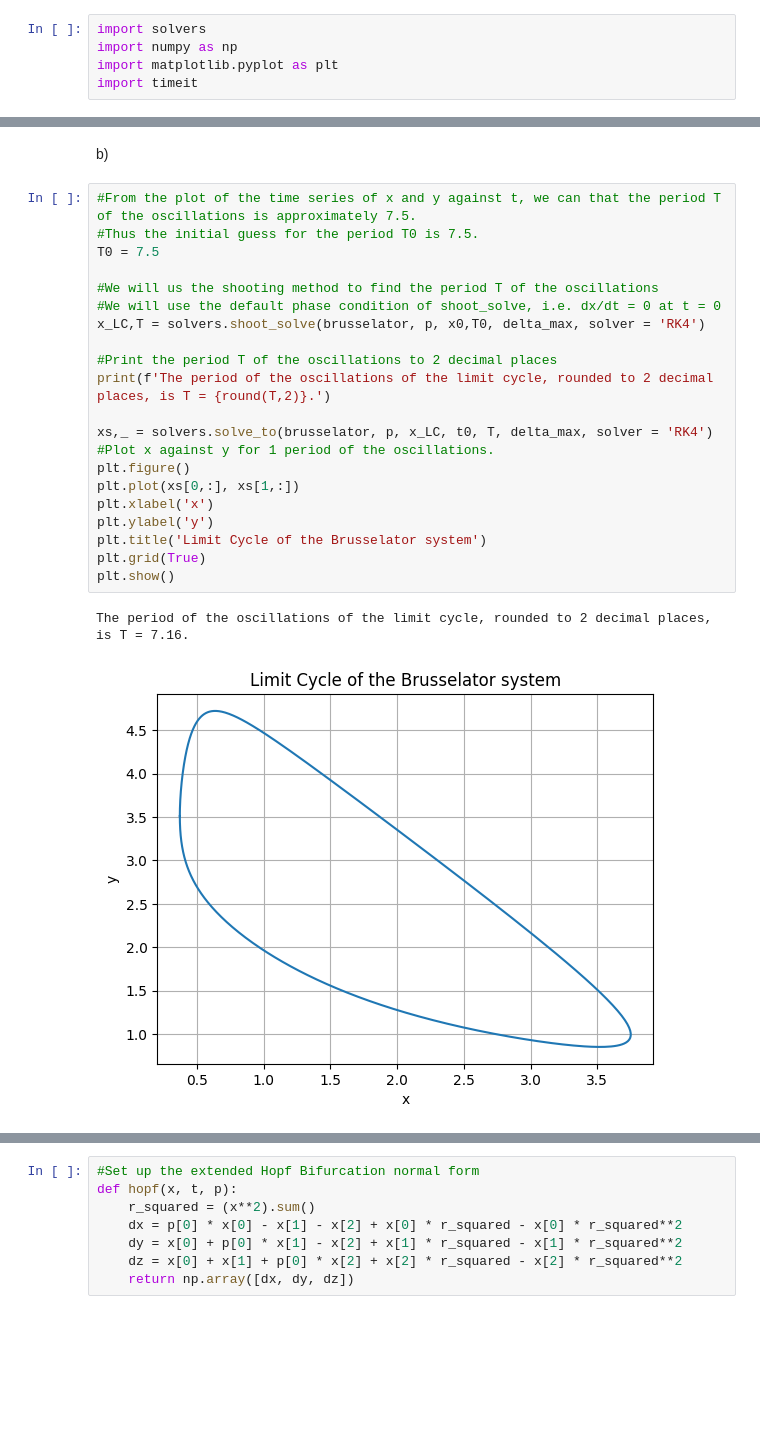
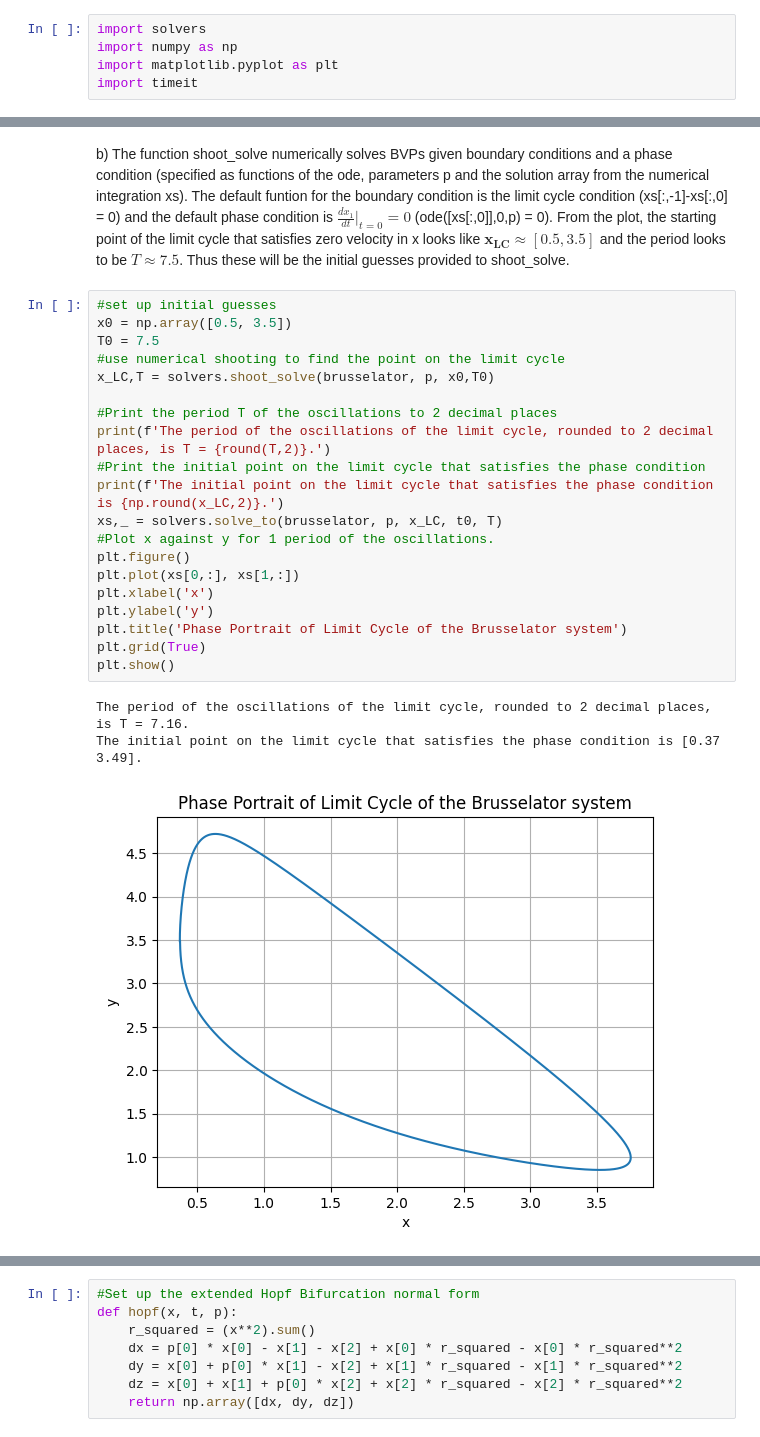
Before and after one commit to barnander/Numerical-Tools-for-Dynamical-Systems, a Jupyter notebook: Coursework.ipynb, the cells around one changed output, grey strips where cells are left out. Saved outputs shown, nothing was run; the diff lists cells and outputs as text; blank space fills up the shorter version.

```diff
--- a/Coursework.ipynb
+++ b/Coursework.ipynb
@@ -52,26 +51,26 @@ plt.show()
 # %% [markdown]
-b)
+b) The function shoot_solve numerically solves BVPs given boundary conditions and a phase condition (specified as functions of the ode, parameters p and the solution array from the numerical integration xs). The default funtion for the boundary condition is the limit cycle condition (xs[:,-1]-xs[:,0] = 0) and the default phase condition is $\frac{dx_1}{dt}\vert_{t=0} = 0$ (ode([xs[:,0]],0,p) = 0). From the plot, the starting point of the limit cycle that satisfies zero velocity in x looks like $\mathbf{x_{LC}} \approx \left[0.5, 3.5\right]$ and the period looks to be $T\approx 7.5$. Thus these will be the initial guesses provided to shoot_solve.
 # %%
-#From the plot of the time series of x and y against t, we can that the period T of the oscillations is approximately 7.5.
-#Thus the initial guess for the period T0 is 7.5.
+#set up initial guesses
+x0 = np.array([0.5, 3.5])
 T0 = 7.5
-
-#We will us the shooting method to find the period T of the oscillations
-#We will use the default phase condition of shoot_solve, i.e. dx/dt = 0 at t = 0
-x_LC,T = solvers.shoot_solve(brusselator, p, x0,T0, delta_max, solver = 'RK4')
+#use numerical shooting to find the point on the limit cycle
+x_LC,T = solvers.shoot_solve(brusselator, p, x0,T0)
 
 #Print the period T of the oscillations to 2 decimal places
 print(f'The period of the oscillations of the limit cycle, rounded to 2 decimal places, is T = {round(T,2)}.')
-
-xs,_ = solvers.solve_to(brusselator, p, x_LC, t0, T, delta_max, solver = 'RK4')
+#Print the initial point on the limit cycle that satisfies the phase condition
+print(f'The initial point on the limit cycle that satisfies the phase condition is {np.round(x_LC,2)}.')
+xs,_ = solvers.solve_to(brusselator, p, x_LC, t0, T)
 #Plot x against y for 1 period of the oscillations.
 plt.figure()
 plt.plot(xs[0,:], xs[1,:])
 plt.xlabel('x')
 plt.ylabel('y')
-plt.title('Limit Cycle of the Brusselator system')
+plt.title('Phase Portrait of Limit Cycle of the Brusselator system')
 plt.grid(True)
 plt.show()
 # %% [output]
 The period of the oscillations of the limit cycle, rounded to 2 decimal places, is T = 7.16.
+The initial point on the limit cycle that satisfies the phase condition is [0.37 3.49].
-[figure, old version]
+[figure, new version]
```
Also changed, not shown: parts of 34 cells of this notebook, 1 other file.
